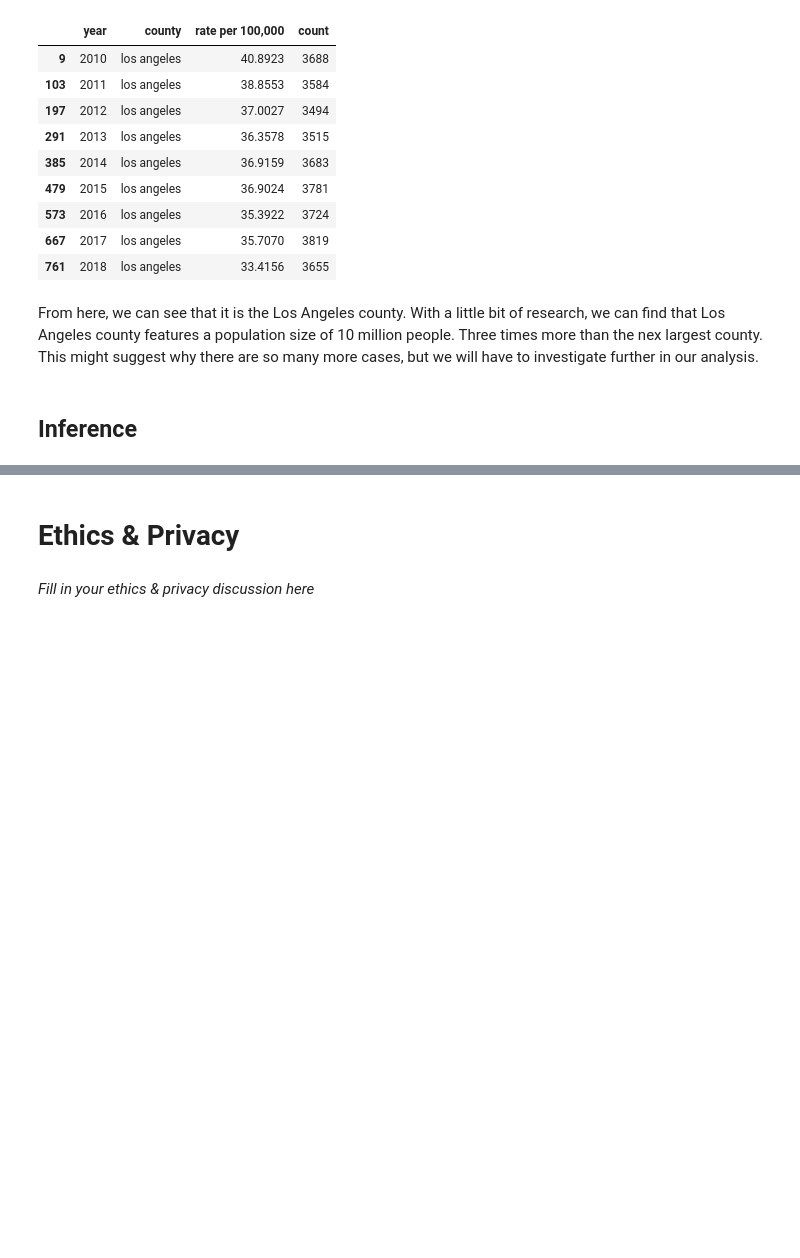
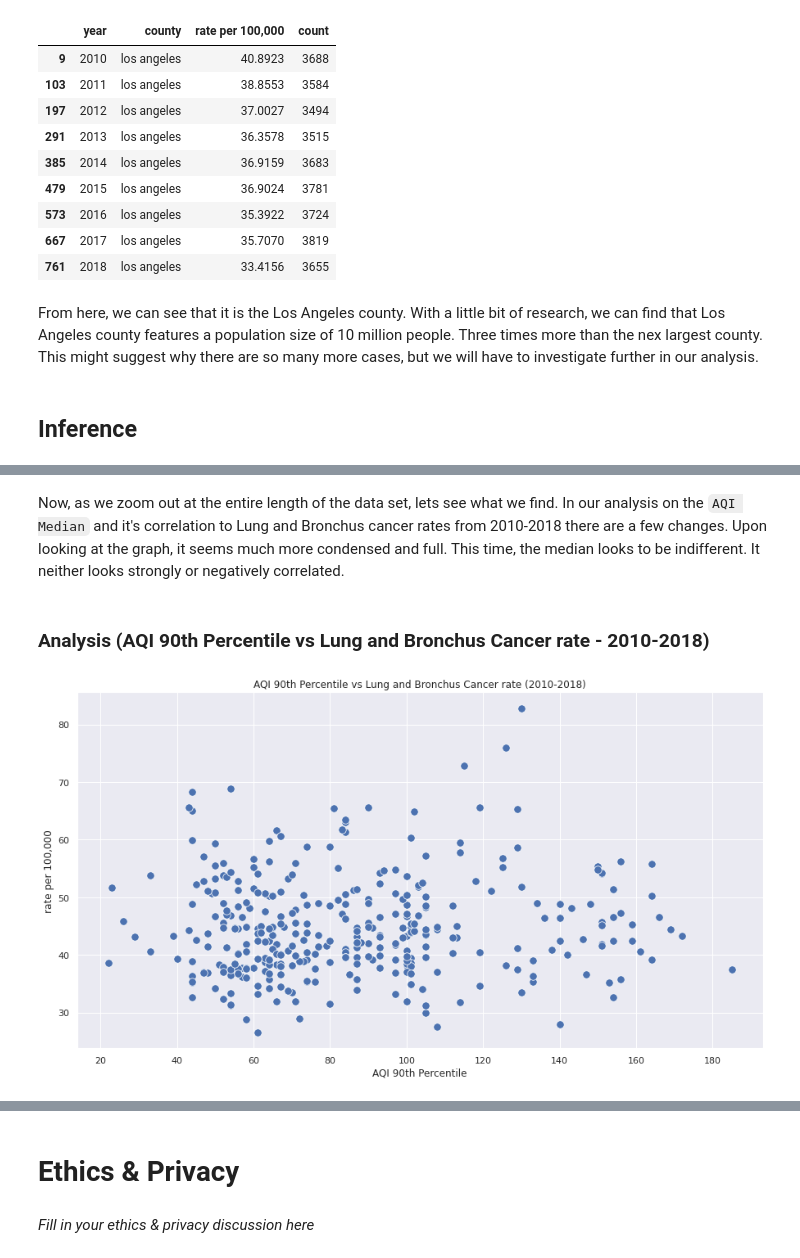
Before and after one commit to tintrungp/COGS108_Repo, a Jupyter notebook: FinalProjectGroup017Sp22.ipynb, the cells around one changed output, grey strips where cells are left out. Cells and saved outputs as stored; diff of their text form; code cells hidden in the pictures; blank space fills up the shorter version.

Commit message:
Finish Cancer + AQI

```diff
--- a/FinalProjectGroup017Sp22.ipynb
+++ b/FinalProjectGroup017Sp22.ipynb
@@ -701,9 +628,0 @@ Notes:
-# %%
-# overall
-aqi_cancer_comb['rate per 100,000'] = aqi_cancer_comb['rate per 100,000'].astype(float)
-aqi_cancer_comb.columns = ['year', 'county', 'rate' ,'count','Good days', 'Unhealthy days'
-                           ,'AQI 90th Percentile', 'AQI']
-outcome, predictors = patsy.dmatrices('rate ~ AQI', aqi_cancer_comb)
-mod = sm.OLS(outcome, predictors)
-res = mod.fit()
-print(res.summary())
@@ -763,0 +672,11 @@ plt.title('AQI Median(2011) vs Lung and Bronchus Cancer rate(2016)');
+# %% [markdown]
+Now, as we zoom out at the entire length of the data set, lets see what we find. In our analysis on the `AQI Median` and it's correlation to Lung and Bronchus cancer rates from 2010-2018 there are a few changes. Upon looking at the graph, it seems much more condensed and full. This time, the median looks to be indifferent. It neither looks strongly or negatively correlated.
+# %% [markdown]
+### Analysis (AQI 90th Percentile vs Lung and Bronchus Cancer rate - 2010-2018)
+# %%
+x1_90_comb = aqi_cancer_comb['AQI 90th Percentile'];
+y1_90_comb = aqi_cancer_comb['rate per 100,000'];
+sns.scatterplot(x1_90_comb,y1_90_comb,s=90);
+plt.title('AQI 90th Percentile vs Lung and Bronchus Cancer rate (2010-2018)');
+# %% [output]
+[figure, added]
```
Also changed, not shown: parts of 38 cells of this notebook.
